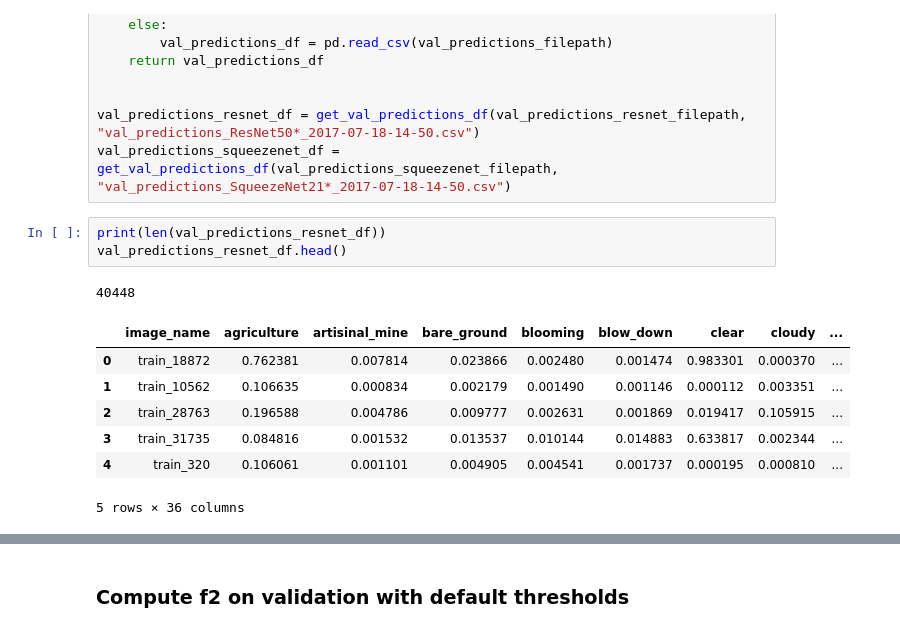
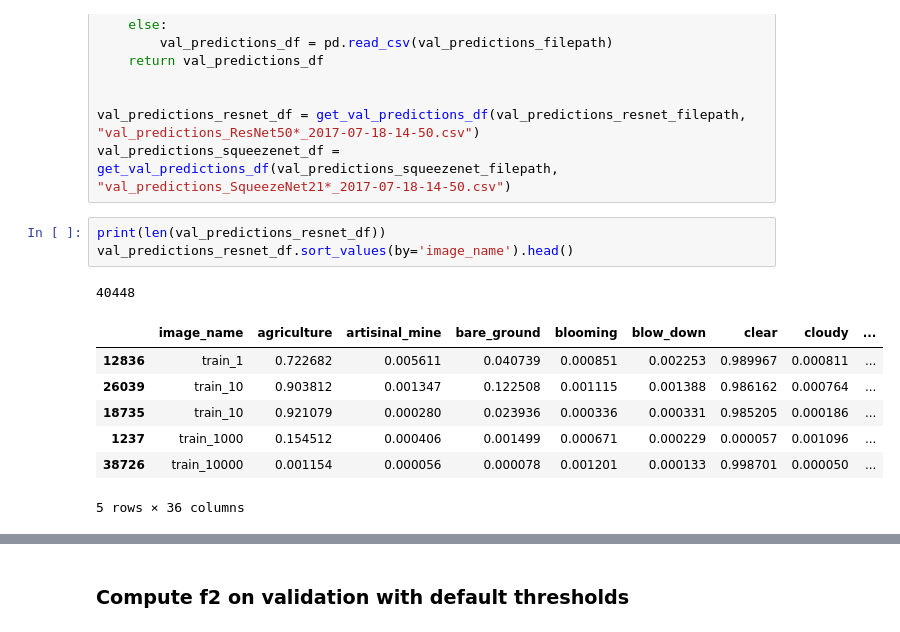
Before and after one commit to vfdev-5/planet_amazon_rainforest, a Jupyter notebook: notebooks/predictions_blender.ipynb, the cells around one changed output, grey strips where cells are left out. Saved outputs shown, nothing was run; the diff lists cells and outputs as text.

Commit message:
*[WIP] Up predictions blender, weighted average

```diff
--- a/notebooks/predictions_blender.ipynb
+++ b/notebooks/predictions_blender.ipynb
@@ -70,15 +70,15 @@ val_predictions_resnet_df = get_val_predictions_df(val_predictions_resnet_filepa
 val_predictions_squeezenet_df = get_val_predictions_df(val_predictions_squeezenet_filepath, "val_predictions_SqueezeNet21*_2017-07-18-14-50.csv")
 # %%
 print(len(val_predictions_resnet_df))
-val_predictions_resnet_df.head()
+val_predictions_resnet_df.sort_values(by='image_name').head()
 # %% [output]
 40448
 |  | image_name | agriculture | artisinal_mine | bare_ground | blooming | blow_down | clear | cloudy | ... |
-| 0 | train_18872 | 0.762381 | 0.007814 | 0.023866 | 0.002480 | 0.001474 | 0.983301 | 0.000370 | ... |
-| 1 | train_10562 | 0.106635 | 0.000834 | 0.002179 | 0.001490 | 0.001146 | 0.000112 | 0.003351 | ... |
-| 2 | train_28763 | 0.196588 | 0.004786 | 0.009777 | 0.002631 | 0.001869 | 0.019417 | 0.105915 | ... |
-| 3 | train_31735 | 0.084816 | 0.001532 | 0.013537 | 0.010144 | 0.014883 | 0.633817 | 0.002344 | ... |
-| 4 | train_320 | 0.106061 | 0.001101 | 0.004905 | 0.004541 | 0.001737 | 0.000195 | 0.000810 | ... |
+| 12836 | train_1 | 0.722682 | 0.005611 | 0.040739 | 0.000851 | 0.002253 | 0.989967 | 0.000811 | ... |
+| 26039 | train_10 | 0.903812 | 0.001347 | 0.122508 | 0.001115 | 0.001388 | 0.986162 | 0.000764 | ... |
+| 18735 | train_10 | 0.921079 | 0.000280 | 0.023936 | 0.000336 | 0.000331 | 0.985205 | 0.000186 | ... |
+| 1237 | train_1000 | 0.154512 | 0.000406 | 0.001499 | 0.000671 | 0.000229 | 0.000057 | 0.001096 | ... |
+| 38726 | train_10000 | 0.001154 | 0.000056 | 0.000078 | 0.001201 | 0.000133 | 0.998701 | 0.000050 | ... |
 5 rows × 36 columns
 # %%
 print(len(val_predictions_squeezenet_df))
```
Also changed, not shown: parts of 15 cells of this notebook, 1 other file.
